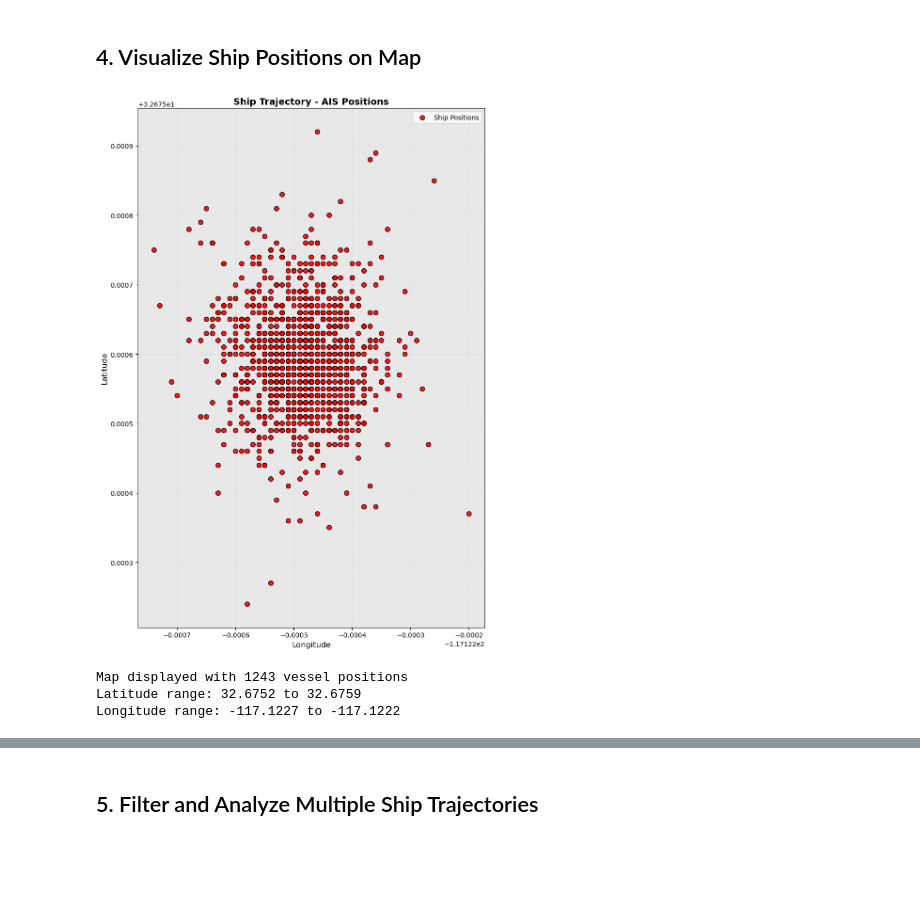
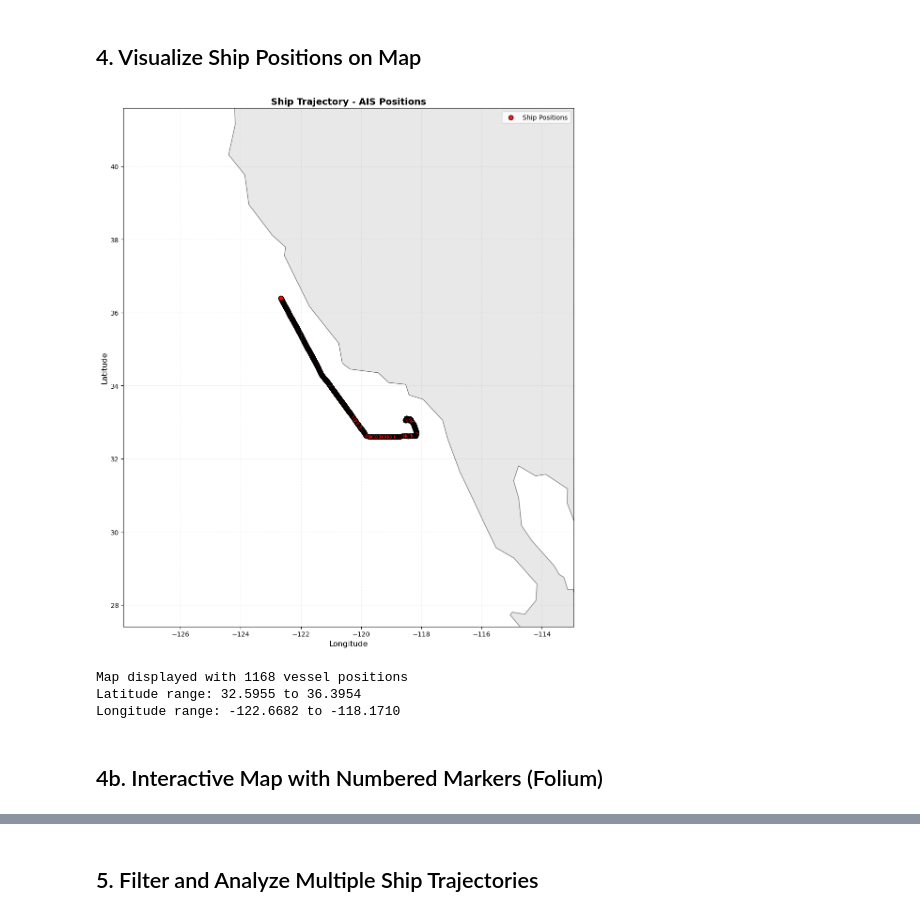
Before and after one commit to DIRECTLab/Actint, a Jupyter notebook: actint/src/actint/tools/notebooks/analysis.ipynb, the cells around one changed output, grey strips where cells are left out. Saved outputs shown, nothing was run; the diff lists cells and outputs as text; code cells hidden in the pictures; blank space fills up the shorter version.

```diff
--- a/actint/src/actint/tools/notebooks/analysis.ipynb
+++ b/actint/src/actint/tools/notebooks/analysis.ipynb
@@ -28,7 +28,7 @@ warnings.filterwarnings('ignore')
 # Query positions for a specific ship (configure as needed)
 # For example: query_ais_positions({"MMSI": "123456789"}) or {"vessel_id": value}
 
-SHIP_QUERY = {"MMSI": 338839000}  # Change MMSI or column name as needed
+SHIP_QUERY = {"MMSI": 368011000}  # Change MMSI or column name as needed
 
 try:
     ship_positions = query_ais_positions(SHIP_QUERY, sort=True)
@@ -126,36 +126,38 @@ if gdf is not None and len(gdf) > 0:
     # Load and plot world map as background
     world = gpd.read_file(geodatasets.get_path('naturalearth.land'))
     world.plot(ax=ax, color='lightgray', edgecolor='black', alpha=0.5)
 
     # Plot the ship positions on top
     gdf.plot(ax=ax, alpha=0.9, edgecolor='k', markersize=50, color='red', label='Ship Positions')
 
     # Zoom to the area covered by the data with a small margin
     xmin, ymin, xmax, ymax = gdf.total_bounds
-    xmargin = (xmax - xmin) * 0.05
-    ymargin = (ymax - ymin) * 0.05
+    xmargin = (xmax - xmin) * 0.05 + 5
+    ymargin = (ymax - ymin) * 0.05 + 5
     ax.set_xlim(xmin - xmargin, xmax + xmargin)
     ax.set_ylim(ymin - ymargin, ymax + ymargin)
 
     # Add grid
     ax.grid(True, alpha=0.2, linestyle='--')
 
     # Add labels
     ax.set_xlabel('Longitude', fontsize=12)
     ax.set_ylabel('Latitude', fontsize=12)
     ax.set_title(f'Ship Trajectory - AIS Positions', fontsize=14, fontweight='bold')
     ax.legend(loc='best')
 
     plt.tight_layout()
     plt.show()
 
     print(f"Map displayed with {len(gdf)} vessel positions")
     print(f"Latitude range: {gdf['latitude'].min():.4f} to {gdf['latitude'].max():.4f}")
     print(f"Longitude range: {gdf['longitude'].min():.4f} to {gdf['longitude'].max():.4f}")
 else:
     print("No GeoDataFrame to plot")
 # %% [output]
-[figure, old version]
+[figure, new version]
-Map displayed with 1243 vessel positions
-Latitude range: 32.6752 to 32.6759
-Longitude range: -117.1227 to -117.1222
+Map displayed with 1168 vessel positions
+Latitude range: 32.5955 to 36.3954
+Longitude range: -122.6682 to -118.1710
+# %% [markdown]
+## 4b. Interactive Map with Numbered Markers (Folium)
```
Also changed, not shown: parts of 5 cells of this notebook, 2 other files.
